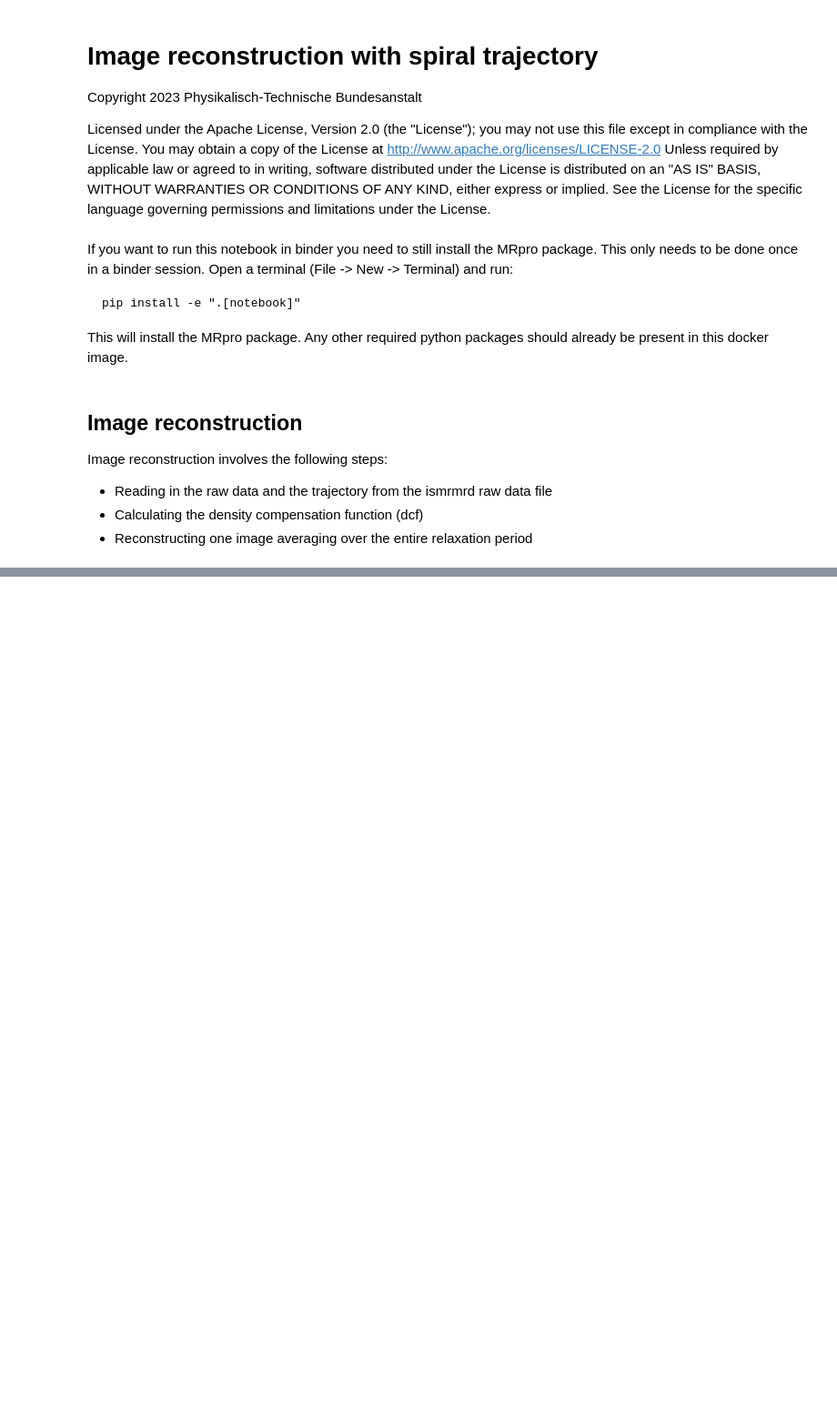
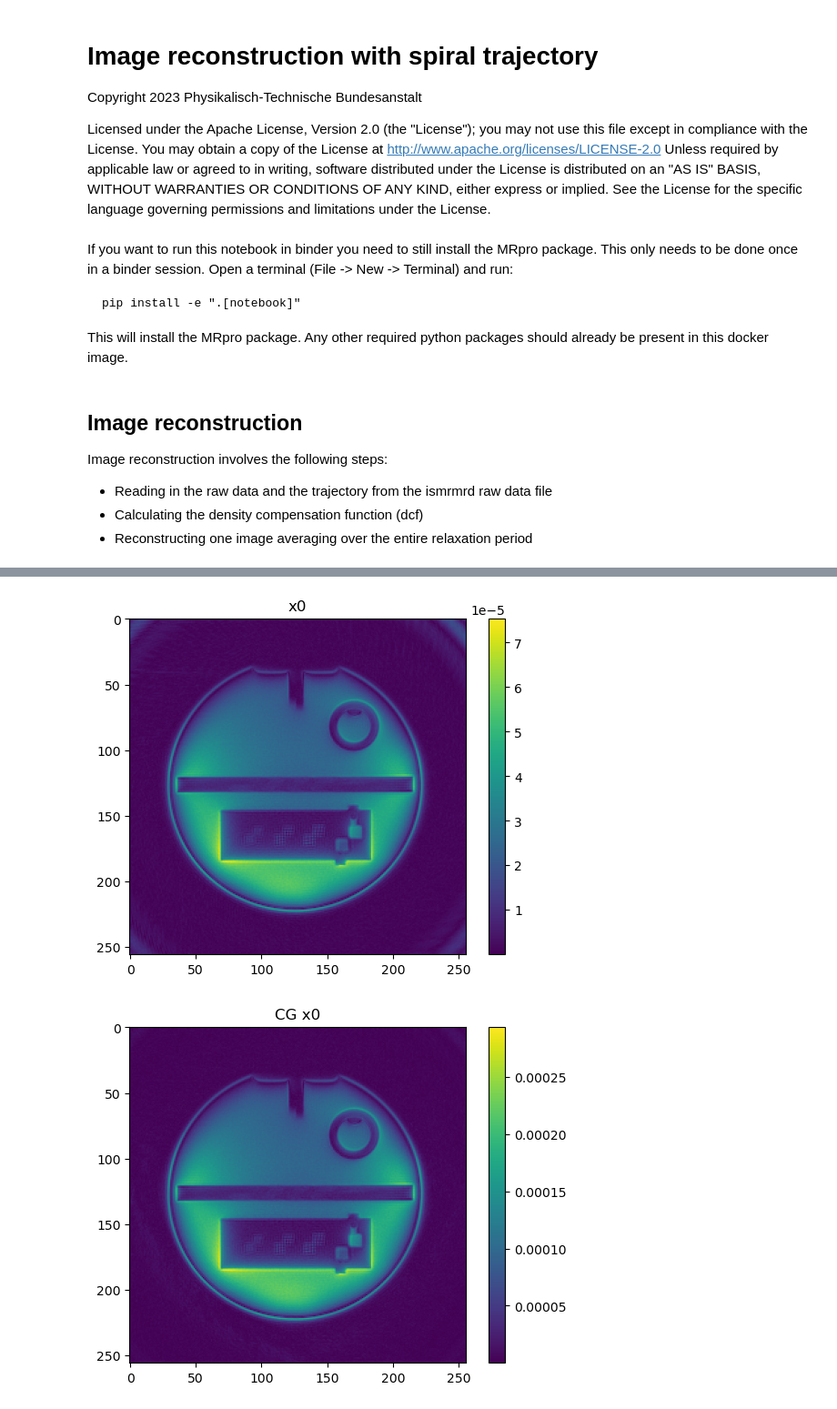
Before and after one commit to PTB-MR/mrpro, a Jupyter notebook: examples/spiral_reconstruction.ipynb, the cells around one changed output, grey strips where cells are left out. Shown at 91% size. Cells and saved outputs as stored; diff of their text form; code cells hidden in the pictures; blank space fills up the shorter version.

```diff
--- a/examples/spiral_reconstruction.ipynb
+++ b/examples/spiral_reconstruction.ipynb
@@ -84,3 +115,25 @@ plt.imshow(torch.abs(img[0, 0, 0, :, :]))
+# %%
+# CG with x0 - old version without oprator W
+x0 = (fourier_op @ csm_op).adjoint(dcf.data * kdata.data)[0]
+
+plt.imshow(torch.abs(x0[0, 0, 0, :, :]))
+plt.colorbar()
+plt.title('x0')
+plt.show()
+
+H = lambda x0: (fourier_op @ csm_op).adjoint(dcf.data * (fourier_op @ csm_op)(x0)[0])
+b = x0
+
+with torch.no_grad():
+	xCG = cg(H, b, x0, 2)
+
+plt.imshow(torch.abs(xCG[0, 0, 0, :, :]))
+plt.colorbar()
+plt.title('CG x0')
+plt.show()
+# %% [output]
+[figure, added]
+[figure, added]
 # %%
 # Clean-up by removing temporary directory
 #shutil.rmtree(data_folder)
```
Also changed, not shown: parts of 7 cells of this notebook, 2 other files.
